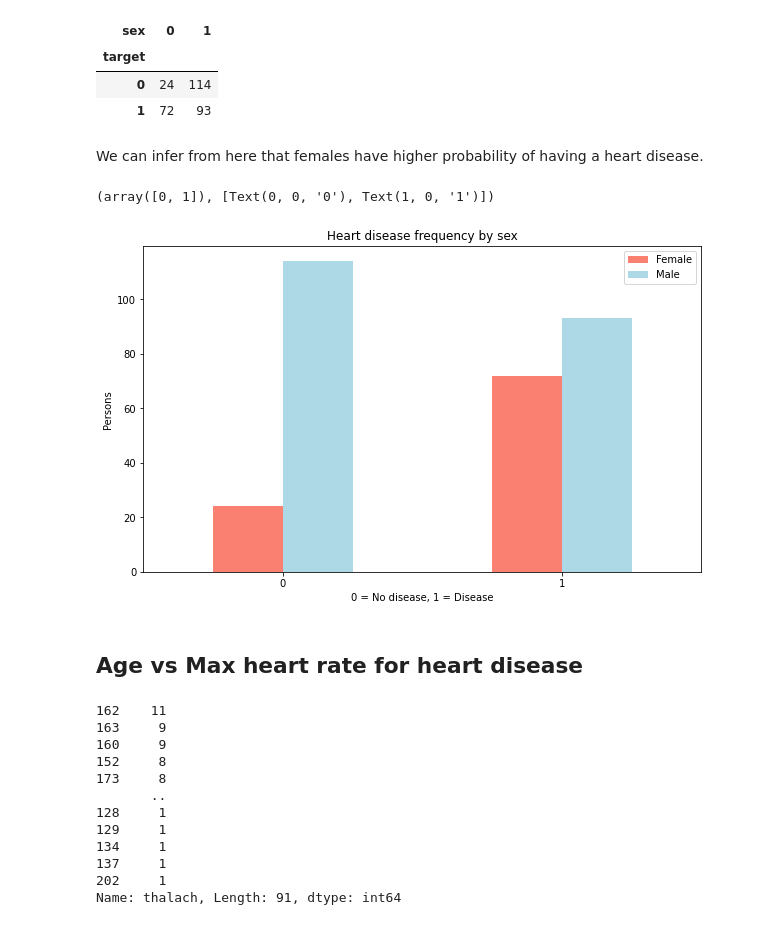
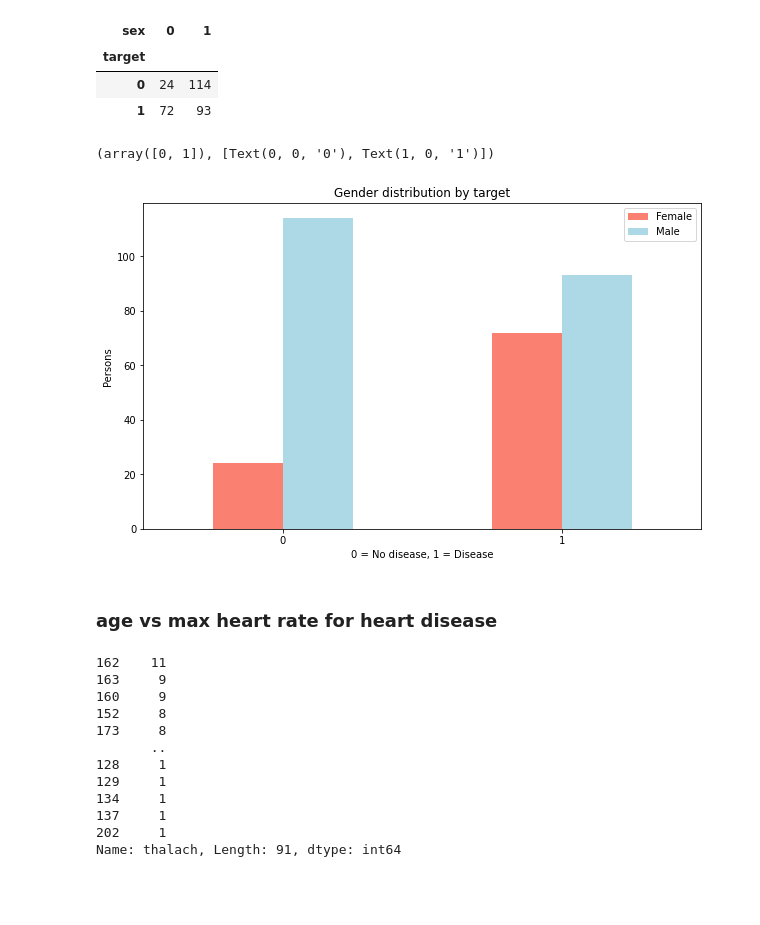
Before and after one commit to rodicafazakas/kaggle, a Jupyter notebook: heart-disease/Heart disease clasification.ipynb, the cells around one changed output. Drawn from its saved outputs; the diff is of its cells as text; code cells hidden in the pictures; blank space fills up the shorter version.

```diff
--- a/heart-disease/Heart disease clasification.ipynb
+++ b/heart-disease/Heart disease clasification.ipynb
@@ -70,0 +151,3 @@ df.shape
+# %%
+df.loc[df.ca==4, 'ca'] = np.NaN
+df["ca"].unique()
@@ -70,0 +166,3 @@ df.shape
+# %%
+df.loc[df.thal==0, 'thal'] = np.NaN
+df["thal"].unique()
@@ -70,0 +171,5 @@ df.shape
+# %%
+# we check for the missing values and replace them by the median
+# df.isna().sum()
+df = df.fillna(df.median())
+df.isna().sum()
@@ -154,22 +290,18 @@ pd.crosstab(df.target, df.sex)
 | target |  |  |
 | 0 | 24 | 114 |
 | 1 | 72 | 93 |
-# %% [markdown]
-We can infer from here that females have higher probability of having a heart disease.
 # %%
-pd.crosstab(df.target, df.sex).plot(kind="bar",
-                                    figsize=(10,6),
-                                    color = ["salmon", "lightblue"])
-plt.title("Heart disease frequency by sex")
+pd.crosstab(df.target, df.sex).plot(kind="bar", figsize=(10,6), color = ["salmon", "lightblue"])
+plt.title("Gender distribution by target")
 plt.xlabel("0 = No disease, 1 = Disease")
 plt.ylabel("Persons")
 plt.legend(["Female", "Male"])
 plt.xticks(rotation = 0)
 # %% [output]
 (array([0, 1]), [Text(0, 0, '0'), Text(1, 0, '1')])
-[figure, old version]
+[figure, new version]
 # %% [markdown]
-## Age vs Max heart rate for heart disease
+### age vs max heart rate for heart disease
 # %%
 df["thalach"].value_counts()
 # %% [output]
```
Also changed, not shown: parts of 64 cells of this notebook.
